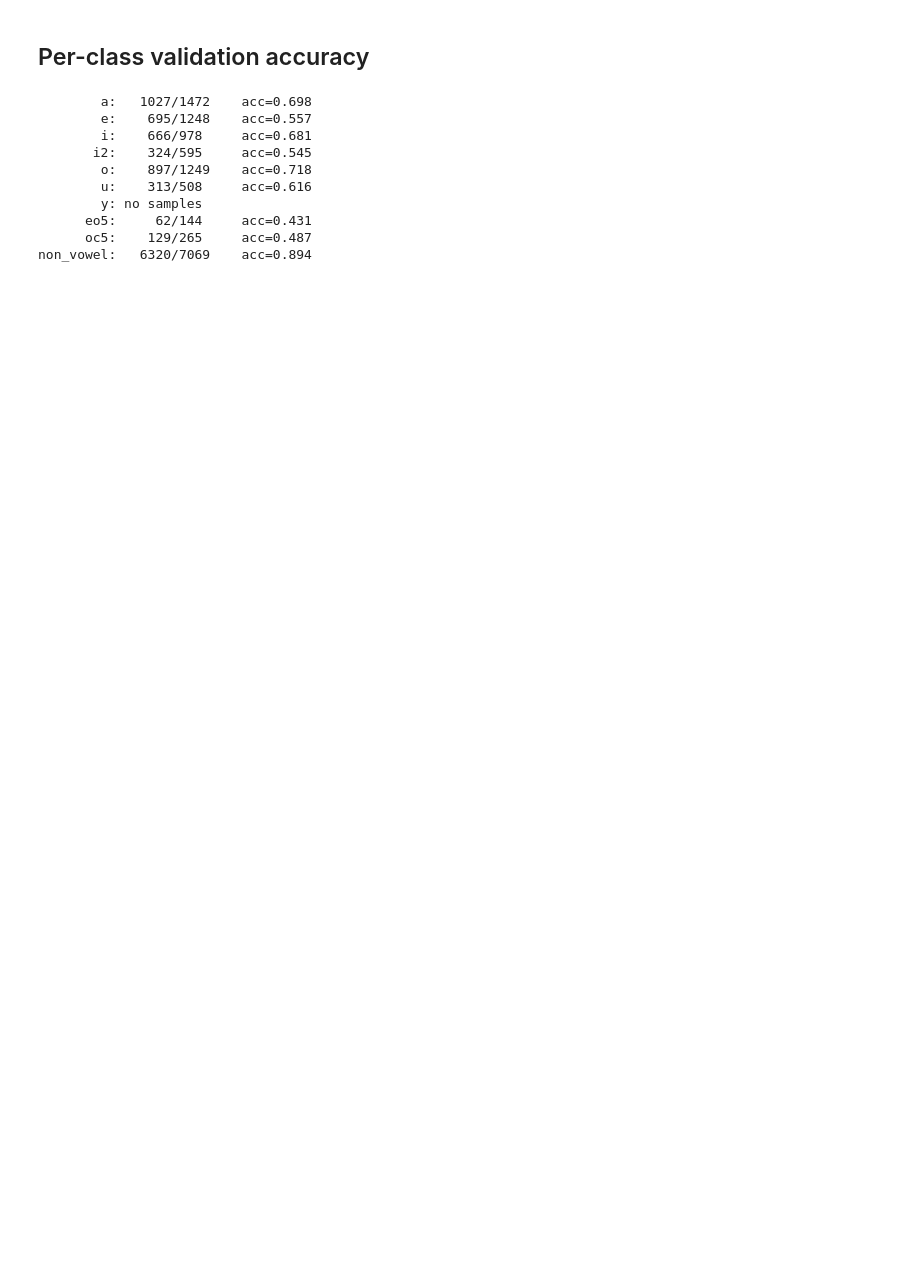
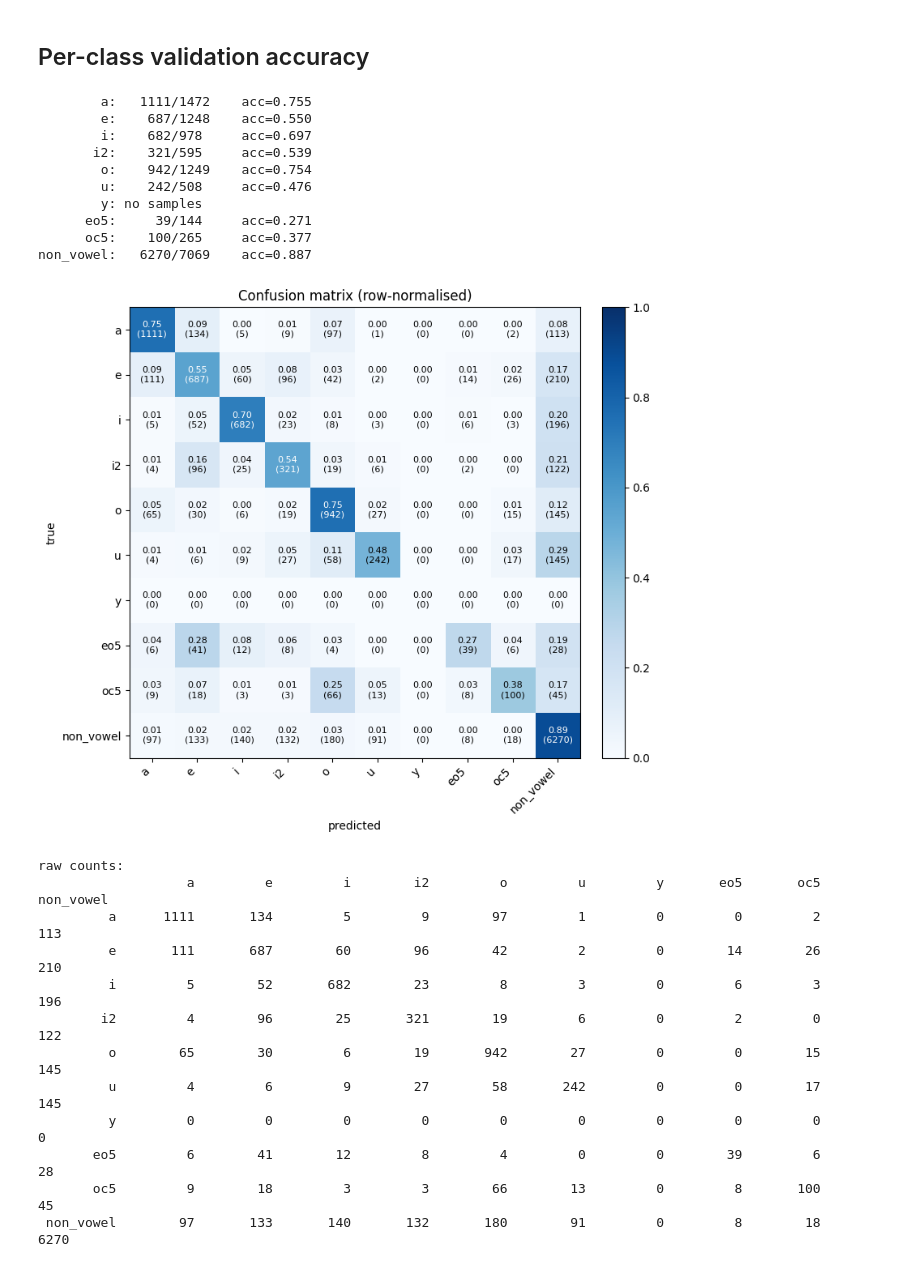
Before and after one commit to stachuapa123/ASR_project, a Jupyter notebook: notebooks/crnn.ipynb, the cells around one changed output. Cells and saved outputs as stored; diff of their text form; code cells hidden in the pictures; blank space fills up the shorter version.

Commit message:
simplest model possible+ confusion matrix

```diff
--- a/notebooks/crnn.ipynb
+++ b/notebooks/crnn.ipynb
@@ -18,7 +18,7 @@ from scipy.io import wavfile
 SAMPLE_RATE = 16000
 N_FFT       = 400            # 25 ms
 HOP_LENGTH  = 160            # 10 ms   -> 1 spec frame = 10 ms
-N_MELS      = 64
+N_MELS      = 128
 
 # ---- classification window ----
 WIN_MS       = 50
@@ -282,13 +282,71 @@ for c in range(N_CLASSES):
     else:
         print(f'{IDX2LABEL[c]:>9}: no samples')
 # %% [output]
-        a:   1027/1472    acc=0.698
-        e:    695/1248    acc=0.557
-        i:    666/978     acc=0.681
-       i2:    324/595     acc=0.545
-        o:    897/1249    acc=0.718
-        u:    313/508     acc=0.616
+        a:   1111/1472    acc=0.755
+        e:    687/1248    acc=0.550
+        i:    682/978     acc=0.697
+       i2:    321/595     acc=0.539
+        o:    942/1249    acc=0.754
+        u:    242/508     acc=0.476
         y: no samples
-      eo5:     62/144     acc=0.431
-      oc5:    129/265     acc=0.487
-non_vowel:   6320/7069    acc=0.894
+      eo5:     39/144     acc=0.271
+      oc5:    100/265     acc=0.377
+non_vowel:   6270/7069    acc=0.887
+# %%
+import matplotlib.pyplot as plt
+
+# accumulate confusion matrix over the validation set
+cm = torch.zeros(N_CLASSES, N_CLASSES, dtype=torch.long)
+model.eval()
+with torch.no_grad():
+    for X, y in val_loader:
+        X, y = X.to(device), y.to(device)
+        pred = model(X).argmax(1)
+        for t, p in zip(y.cpu(), pred.cpu()):
+            cm[t.item(), p.item()] += 1
+
+# row-normalise (per true class); rows with zero support stay at 0
+row_sums = cm.sum(dim=1, keepdim=True).clamp(min=1)
+cm_norm  = cm.float() / row_sums
+
+fig, ax = plt.subplots(figsize=(8, 7))
+im = ax.imshow(cm_norm.numpy(), cmap='Blues', vmin=0, vmax=1)
+ax.set_xticks(range(N_CLASSES)); ax.set_xticklabels(LABELS, rotation=45, ha='right')
+ax.set_yticks(range(N_CLASSES)); ax.set_yticklabels(LABELS)
+ax.set_xlabel('predicted'); ax.set_ylabel('true')
+ax.set_title('Confusion matrix (row-normalised)')
+
+# annotate each cell: percentage + raw count
+for i in range(N_CLASSES):
+    for j in range(N_CLASSES):
+        val   = cm_norm[i, j].item()
+        count = cm[i, j].item()
+        color = 'white' if val > 0.5 else 'black'
+        ax.text(j, i, f'{val:.2f}\n({count})', ha='center', va='center',
+                fontsize=8, color=color)
+
+plt.colorbar(im, ax=ax, fraction=0.046, pad=0.04)
+plt.tight_layout()
+plt.show()
+
+# also print raw counts as a table
+print('\nraw counts:')
+header = ' ' * 11 + ' '.join(f'{l:>9}' for l in LABELS)
+print(header)
+for i, l in enumerate(LABELS):
+    row = ' '.join(f'{cm[i, j].item():>9d}' for j in range(N_CLASSES))
+    print(f'{l:>10} {row}')
+# %% [output]
+[figure, added]
+raw counts:
+                   a         e         i        i2         o         u         y       eo5       oc5 non_vowel
+         a      1111       134         5         9        97         1         0         0         2       113
+         e       111       687        60        96        42         2         0        14        26       210
+         i         5        52       682        23         8         3         0         6         3       196
+        i2         4        96        25       321        19         6         0         2         0       122
+         o        65        30         6        19       942        27         0         0        15       145
+         u         4         6         9        27        58       242         0         0        17       145
+         y         0         0         0         0         0         0         0         0         0         0
+       eo5         6        41        12         8         4         0         0        39         6        28
+       oc5         9        18         3         3        66        13         0         8       100        45
+ non_vowel        97       133       140       132       180        91         0         8        18      6270
```
Also changed, not shown: parts of 3 cells of this notebook.
